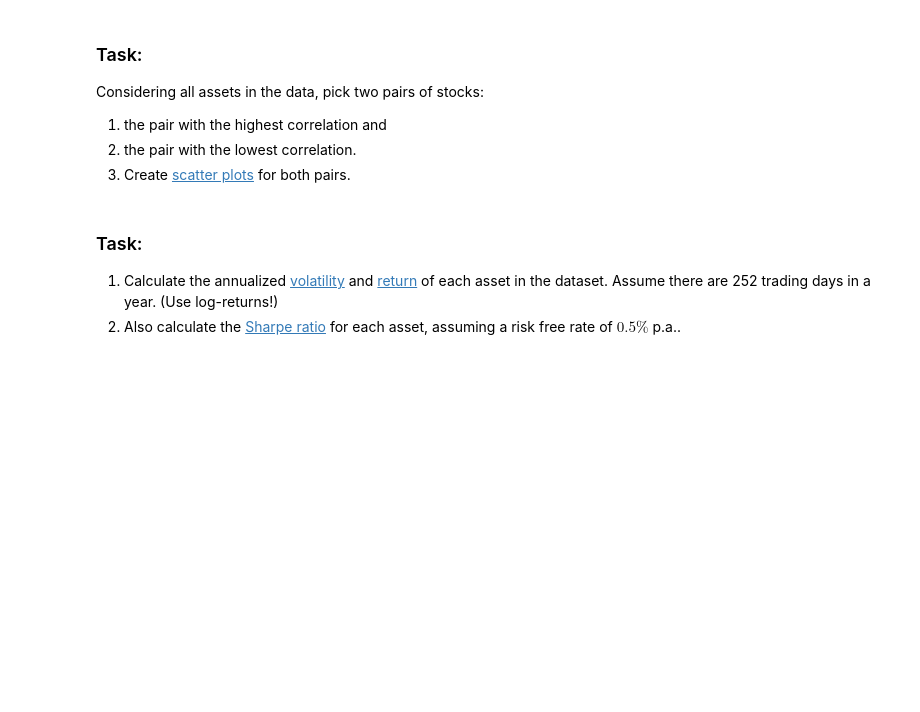
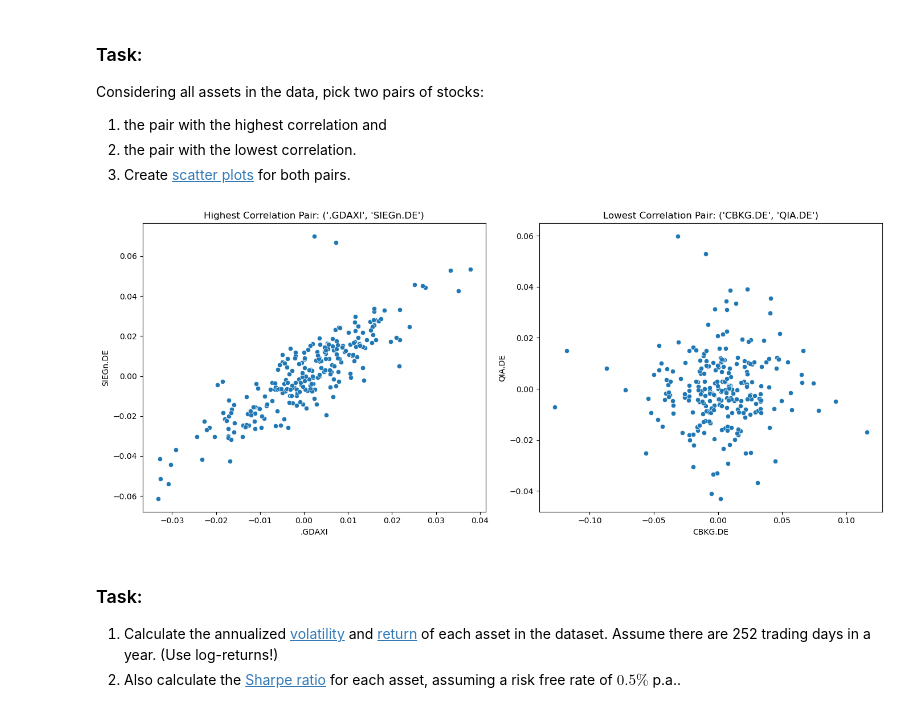
Before and after one commit to iwh-halle/fdap-2024-GeroWeinkauf, a Jupyter notebook: homework/02_python.ipynb, the cells around one changed output. Drawn from its saved outputs; the diff is of its cells as text; code cells hidden in the pictures; blank space fills up the shorter version.

```diff
--- a/homework/02_python.ipynb
+++ b/homework/02_python.ipynb
@@ -118,6 +274,27 @@ Considering all assets in the data, pick two pairs of stocks:
 1. the pair with the highest correlation and
 2. the pair with the lowest correlation.
 3. Create [scatter plots](https://en.wikipedia.org/wiki/Scatter_plot) for both pairs.
+# %%
+
+returns = returns.drop(columns=['index'])
+
+correlation_matrix = returns.corr()
+
+highest_corr_pair = correlation_matrix.where(~(correlation_matrix == 1)).stack().idxmax()                   # Exclude 1 values and find pair highest correlation
+lowest_corr_pair = correlation_matrix.where(~(correlation_matrix == 1)).stack().idxmin()                    # exclude 1 values and find pair with lowest correlation
+
+fig, axs = plt.subplots(1, 2, figsize=(14, 6))
+
+sns.scatterplot(x=highest_corr_pair[0], y=highest_corr_pair[1], data=returns, ax=axs[0])
+axs[0].set_title(f'Highest Correlation Pair: {highest_corr_pair}')                                          #using sns to plot both corrs
+
+sns.scatterplot(x=lowest_corr_pair[0], y=lowest_corr_pair[1], data=returns, ax=axs[1])
+axs[1].set_title(f'Lowest Correlation Pair: {lowest_corr_pair}')
+
+plt.tight_layout()
+plt.show()
+# %% [output]
+[figure, added]
 # %% [markdown]
 ### Task:
 
```
Also changed, not shown: parts of 7 cells of this notebook.
